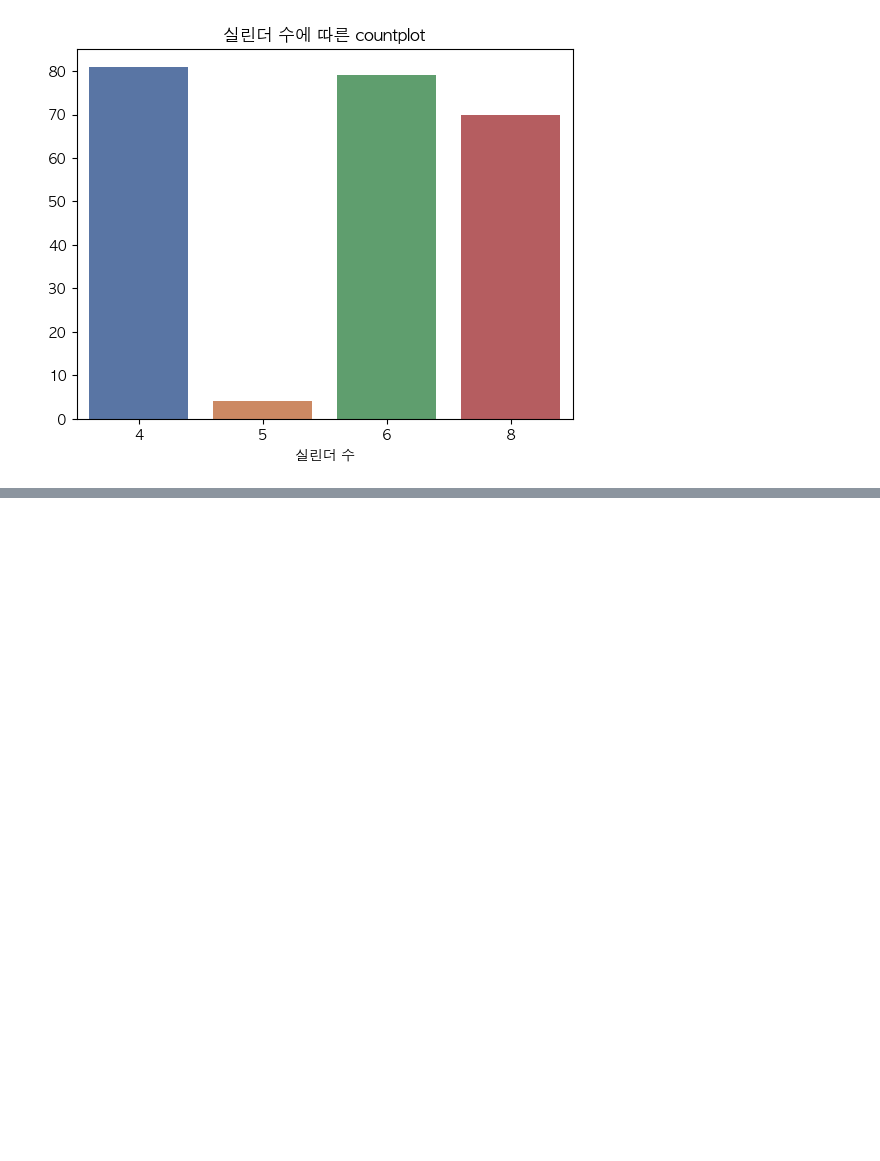
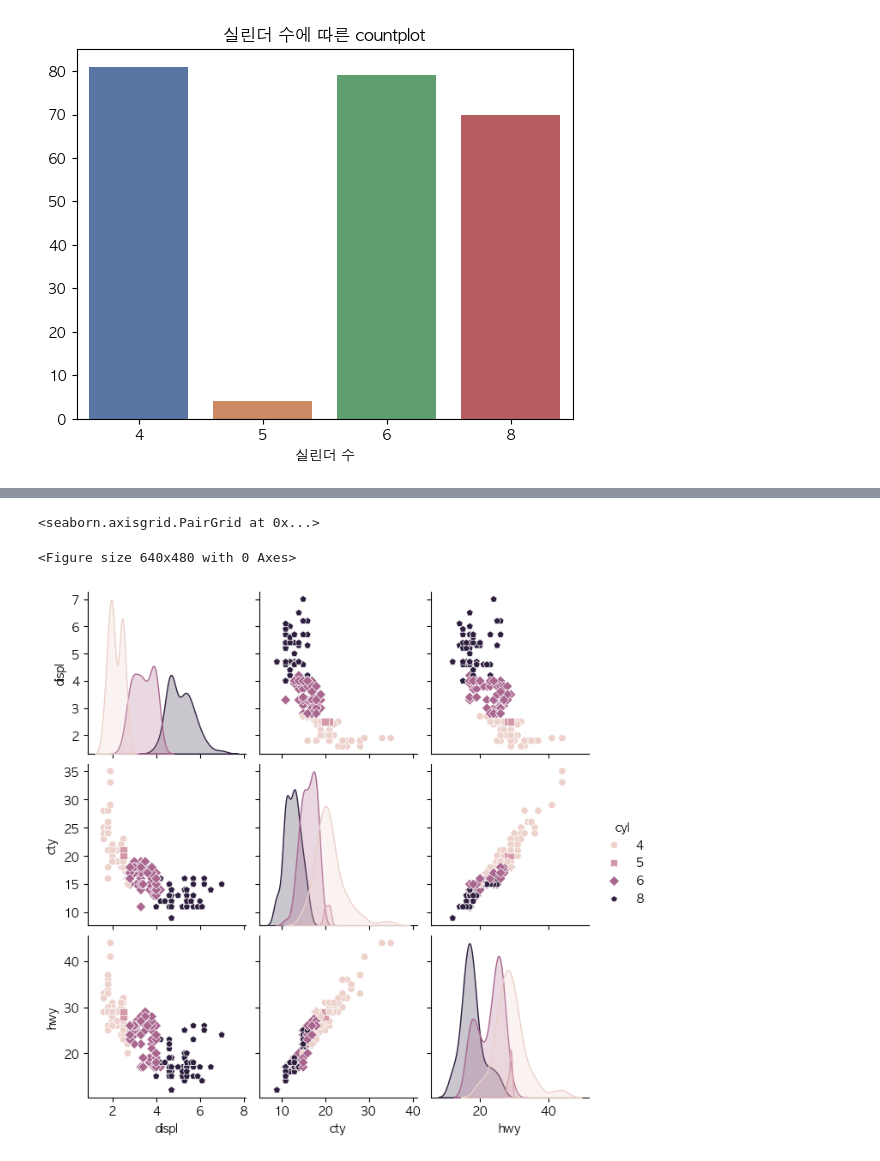
Before and after one commit to DowonMo/Visualization, a Jupyter notebook: 5_0_vehicle.ipynb, the cells around one changed output, grey strips where cells are left out. Drawn from its saved outputs; the diff is of its cells as text; code cells hidden in the pictures; blank space fills up the shorter version.

```diff
--- a/5_0_vehicle.ipynb
+++ b/5_0_vehicle.ipynb
@@ -140,0 +150,11 @@ Text(0, 0.5, '')
+# %%
+# hue 옵션과 marker 기능으로 데이터 종류(cyl, 실린더 수) 구별
+plt.figure()
+sns.pairplot(data = new_df,
+             hue = 'cyl',
+             markers = ['o', 's', 'D', 'p'],
+             height = 2.2)
+# %% [output]
+<seaborn.axisgrid.PairGrid at 0x...>
+<Figure size 640x480 with 0 Axes>
+[figure, added]
```
Also changed, not shown: parts of 5 cells of this notebook.
